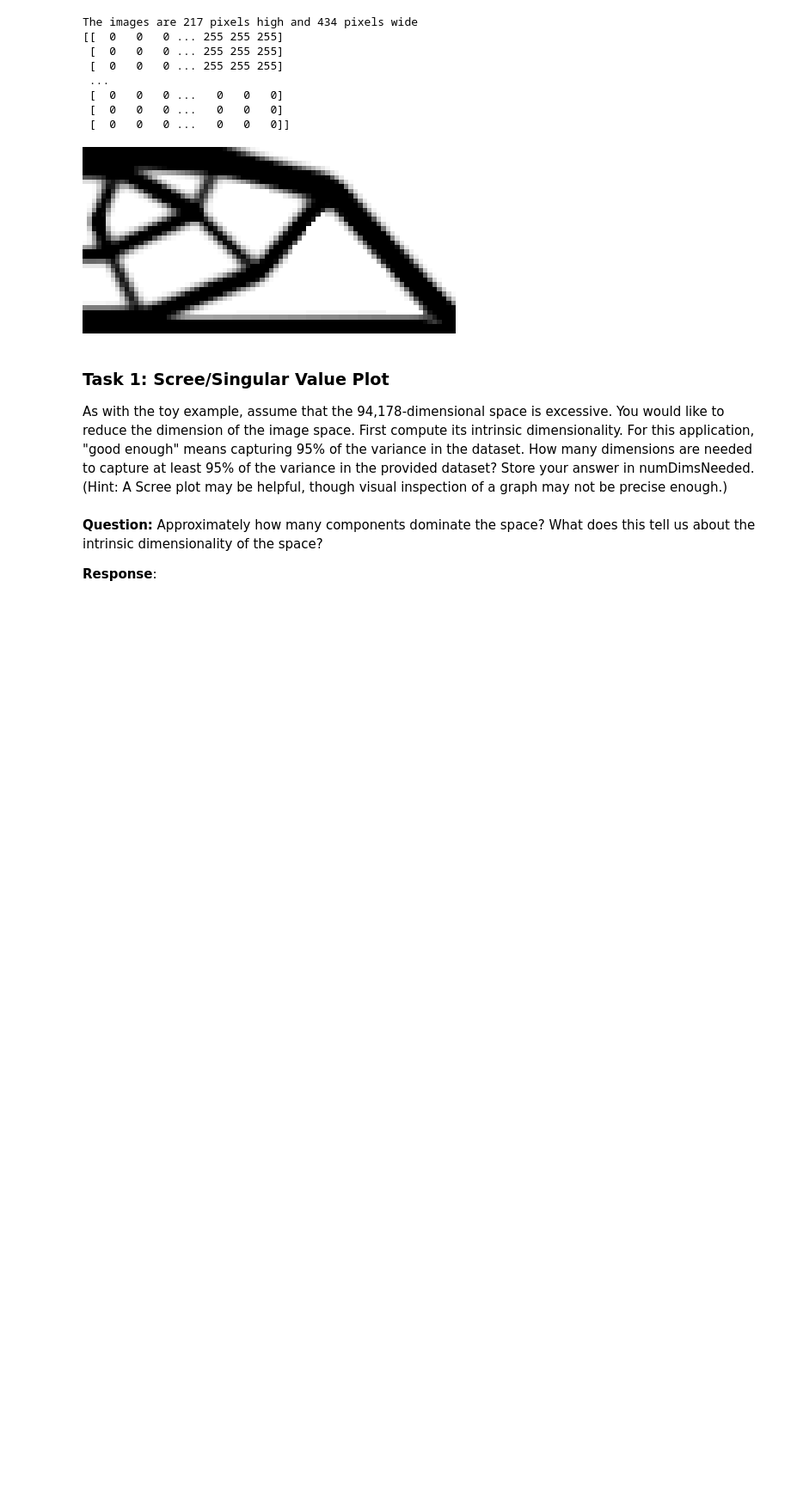
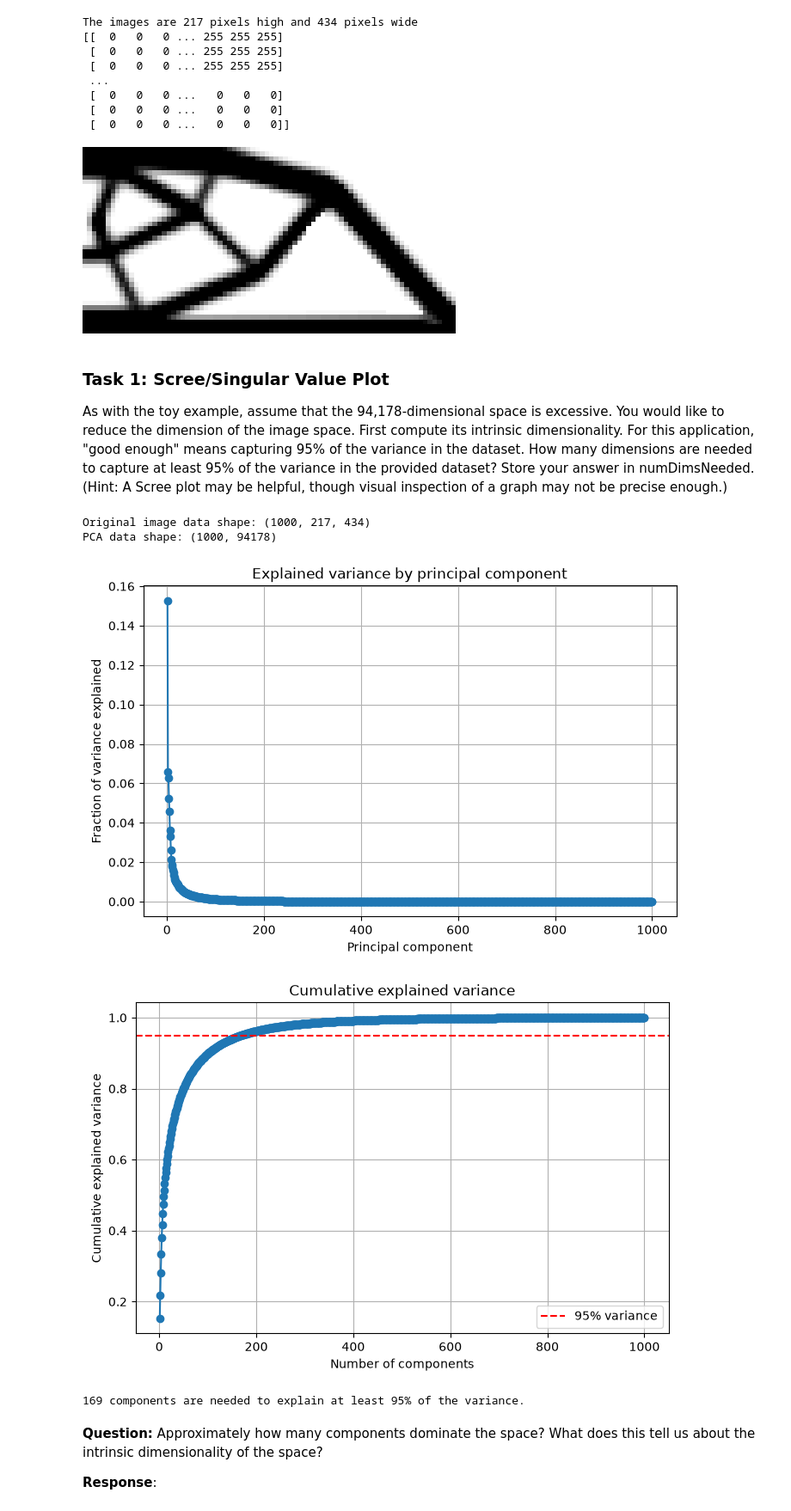
Before and after one commit to ninotliner/ML4ME_Textbook, a Jupyter notebook: problems/ps1_part2.ipynb, the cells around one changed output. Shown at 86% size. Saved outputs shown, nothing was run; the diff lists cells and outputs as text; code cells hidden in the pictures; blank space fills up the shorter version.

```diff
--- a/problems/ps1_part2.ipynb
+++ b/problems/ps1_part2.ipynb
@@ -147,6 +147,70 @@ The images are 217 pixels high and 434 pixels wide
 # %% [markdown]
 ### Task 1: Scree/Singular Value Plot
 As with the toy example, assume that the 94,178-dimensional space is excessive. You would like to reduce the dimension of the image space. First compute its intrinsic dimensionality. For this application, "good enough" means capturing 95% of the variance in the dataset. How many dimensions are needed to capture at least 95% of the variance in the provided dataset? Store your answer in numDimsNeeded. (Hint: A Scree plot may be helpful, though visual inspection of a graph may not be precise enough.)
+# %%
+# compute the PCA of the images, and find the number of dimensions needed to explain 95% of the variance in the data.
+from sklearn.decomposition import PCA
+import numpy as np
+import matplotlib.pyplot as plt
+
+# Convert the list of images to a 3D NumPy array
+images_array = np.stack(images).astype(float)
+
+n_images, height, width = images_array.shape
+
+# Flatten each image into one row
+X = images_array.reshape(n_images, height * width)
+
+print("Original image data shape:", images_array.shape)
+print("PCA data shape:", X.shape)
+
+# Fit PCA to all images
+pca = PCA(svd_solver="full")
+Z = pca.fit_transform(X)
+
+# Plot explained variance ratio
+plt.figure(figsize=(8, 5))
+plt.plot(
+    range(1, len(pca.explained_variance_ratio_) + 1),
+    pca.explained_variance_ratio_,
+    "o-",
+)
+plt.xlabel("Principal component")
+plt.ylabel("Fraction of variance explained")
+plt.title("Explained variance by principal component")
+plt.grid()
+plt.show()
+
+# Plot cumulative explained variance
+cumulative_variance = np.cumsum(pca.explained_variance_ratio_)
+
+plt.figure(figsize=(8, 5))
+plt.plot(
+    range(1, len(cumulative_variance) + 1),
+    cumulative_variance,
+    "o-",
+)
+plt.axhline(0.95, color="red", linestyle="--", label="95% variance")
+plt.xlabel("Number of components")
+plt.ylabel("Cumulative explained variance")
+plt.title("Cumulative explained variance")
+plt.grid()
+plt.legend()
+plt.show()
+
+# Number of components needed to explain at least 95% of the variance
+numDimsNeeded = np.searchsorted(cumulative_variance, 0.95) + 1
+
+print(
+    f"{numDimsNeeded} components are needed "
+    "to explain at least 95% of the variance."
+)
+# %% [output]
+Original image data shape: (1000, 217, 434)
+PCA data shape: (1000, 94178)
+[figure, added]
+[figure, added]
+169 components are needed to explain at least 95% of the variance.
 # %% [markdown]
 **Question:** Approximately how many components dominate the space? What does this tell us about the intrinsic dimensionality of the space?
 
```
Also changed, not shown: parts of 4 cells of this notebook, 2 other files.
